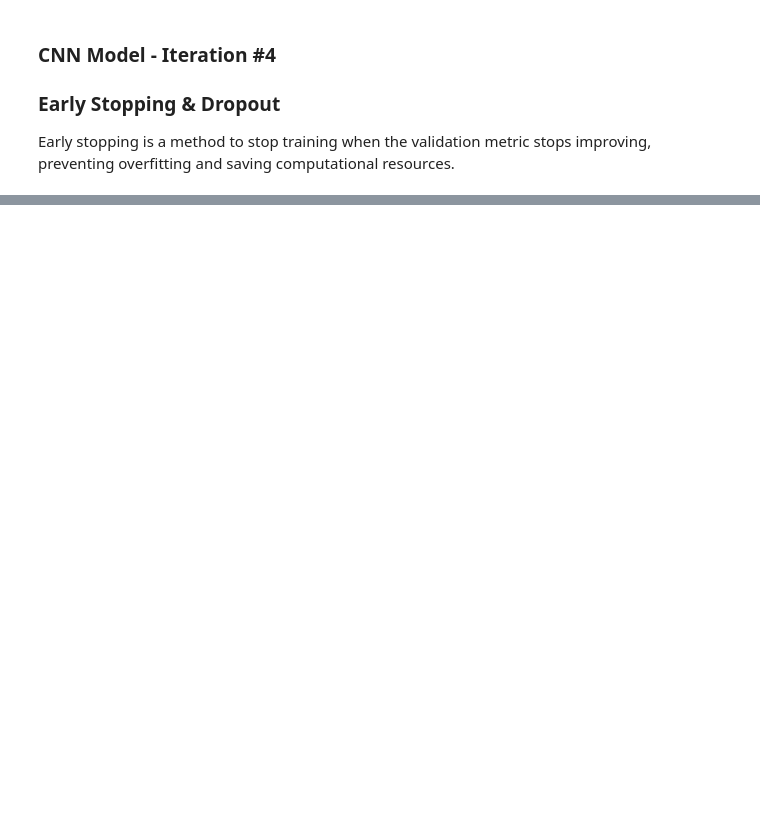
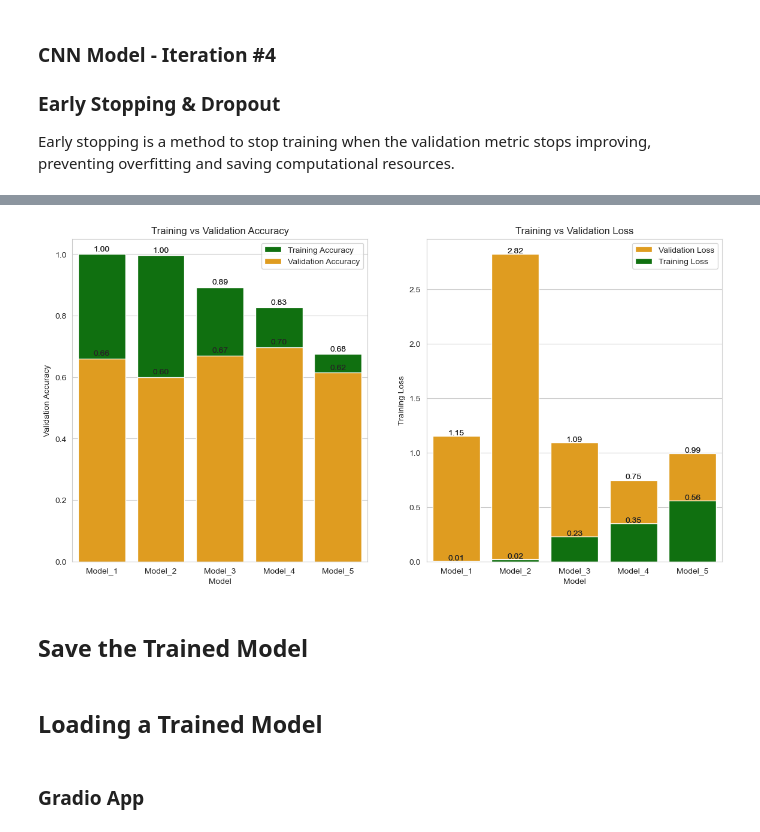
Before and after one commit to excellentwork/Fantastic_4_Project_3, a Jupyter notebook: Fantastic_4_Project_3.ipynb, the cells around one changed output, grey strips where cells are left out. Cells and saved outputs as stored; diff of their text form; code cells hidden in the pictures; blank space fills up the shorter version.

```diff
--- a/Fantastic_4_Project_3.ipynb
+++ b/Fantastic_4_Project_3.ipynb
@@ -478,0 +623,38 @@ plot_training_history(history)
+# %%
+# Plot Model Comparison Chart
+
+# Set the aesthetic style of the plots
+sns.set_style(style="whitegrid")
+
+# Initialize the matplotlib figure
+plt.figure(figsize=(14, 7))
+
+# Plotting Training and Validation Accuracy
+plt.subplot(121)  # 1 row, 2 cols, subplot 1
+ax1 = sns.barplot(x='Model', y='Training Accuracy', data=df, color='green', label='Training Accuracy')
+ax2 = sns.barplot(x='Model', y='Validation Accuracy', data=df, color='orange', label='Validation Accuracy')
+plt.title('Training vs Validation Accuracy')
+plt.legend()
+
+# Add numerical values on the bars for Accuracy
+for p in ax1.patches + ax2.patches:
+    height = p.get_height()
+    plt.text(p.get_x() + p.get_width() / 2., height + 0.01, '{:0.2f}'.format(height), ha="center")
+
+# Plotting Training and Validation Loss
+plt.subplot(122)  # 1 row, 2 cols, subplot 2
+ax3 = sns.barplot(x='Model', y='Validation Loss', data=df, color='orange', label='Validation Loss')
+ax4 = sns.barplot(x='Model', y='Training Loss', data=df, color='green', label='Training Loss')
+plt.title('Training vs Validation Loss')
+plt.legend()
+
+# Add numerical values on the bars for Loss
+for p in ax3.patches + ax4.patches:
+    height = p.get_height()
+    plt.text(p.get_x() + p.get_width() / 2., height + 0.01, '{:0.2f}'.format(height), ha="center")
+
+plt.show()
+# %% [output]
+[figure, added]
+# %% [markdown]
+## Save the Trained Model
@@ -478,0 +668,2 @@ plot_training_history(history)
+# %% [markdown]
+## Loading a Trained Model
@@ -478,0 +673,2 @@ plot_training_history(history)
+# %% [markdown]
+### Gradio App
```
Also changed, not shown: parts of 33 cells of this notebook.
